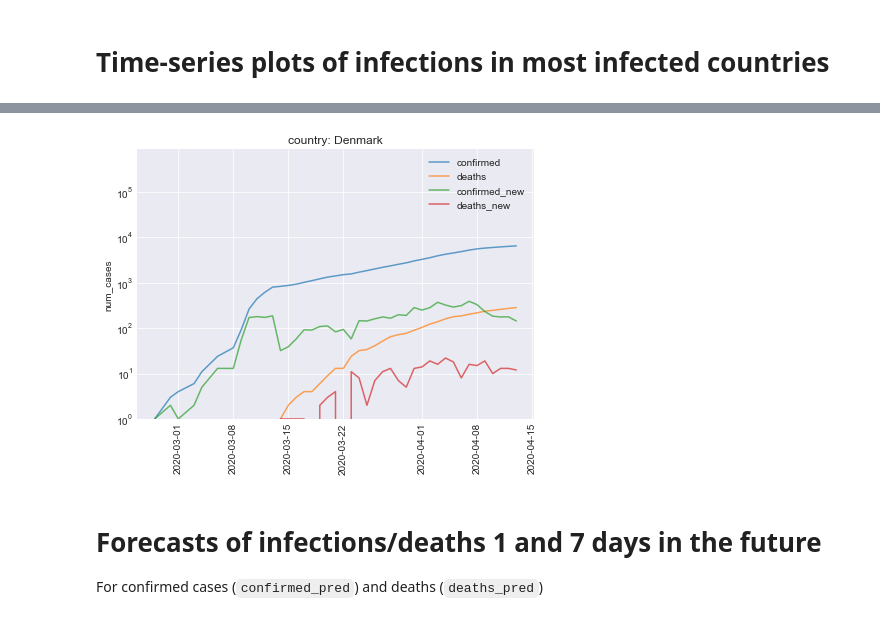
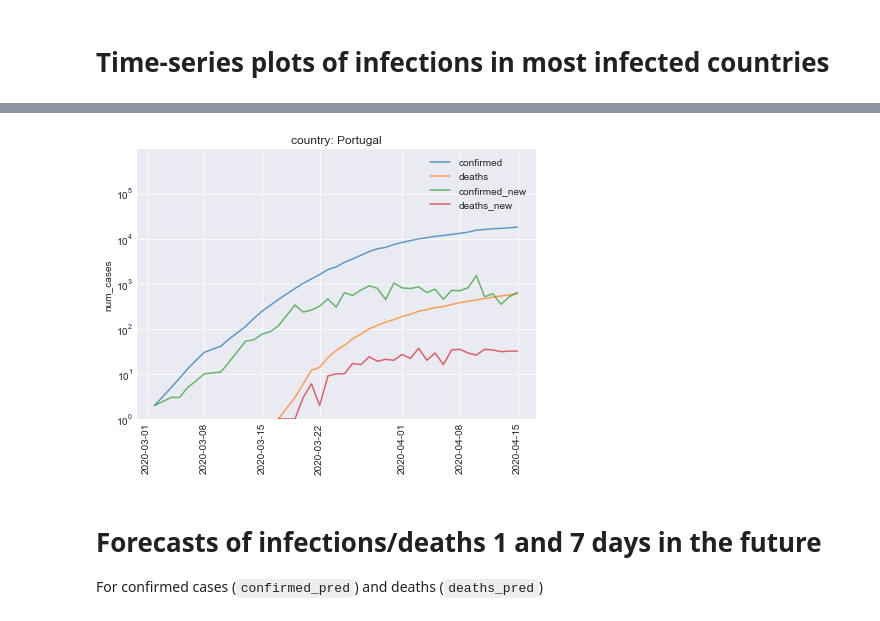
Before and after one commit to tboats/covid-19_analysis, a Jupyter notebook: analysis_covid-19.ipynb, the cells around one changed output, grey strips where cells are left out. Saved outputs shown, nothing was run; the diff lists cells and outputs as text; code cells hidden in the pictures.

```diff
--- a/analysis_covid-19.ipynb
+++ b/analysis_covid-19.ipynb
@@ -256,12 +256,12 @@ plot_countries(dfp_country,
 # %%
 plot_countries(dfp_country,
-               countries=['Denmark'],
+               countries=['Portugal'],
                plot_cols=['confirmed', 'deaths', 'confirmed_new', 'deaths_new'], #, 'recovered', 'active'
                country_col='country',
                date_min=datetime.datetime(2020,2,20),
               )
 # %% [output]
-[figure, old version]
+[figure, new version]
 # %% [markdown]
 <a id='forecasts_countries'></a>
 # Forecasts of infections/deaths 1 and 7 days in the future
```
Also changed, not shown: parts of 31 cells of this notebook, 4 other files.
